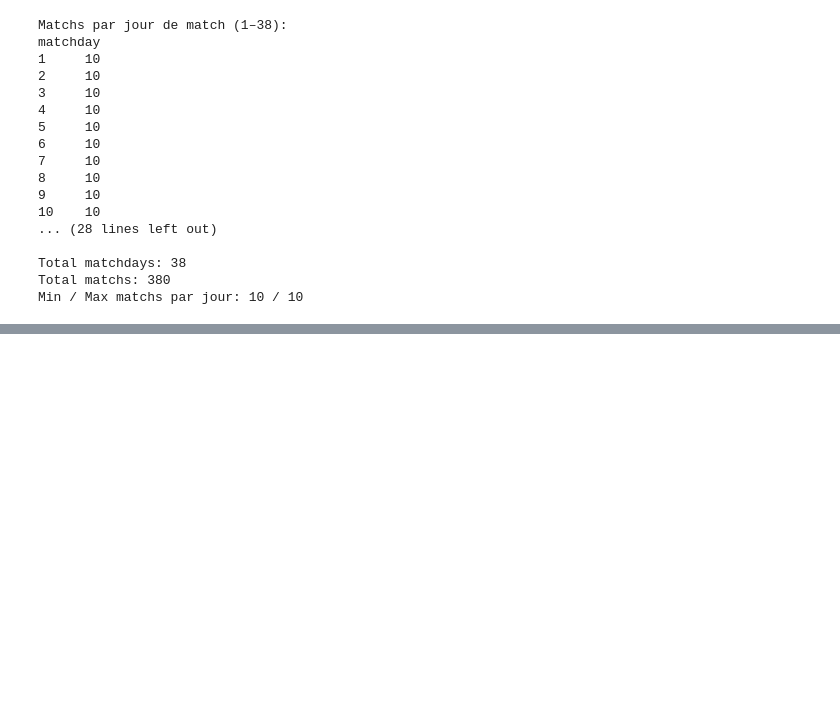
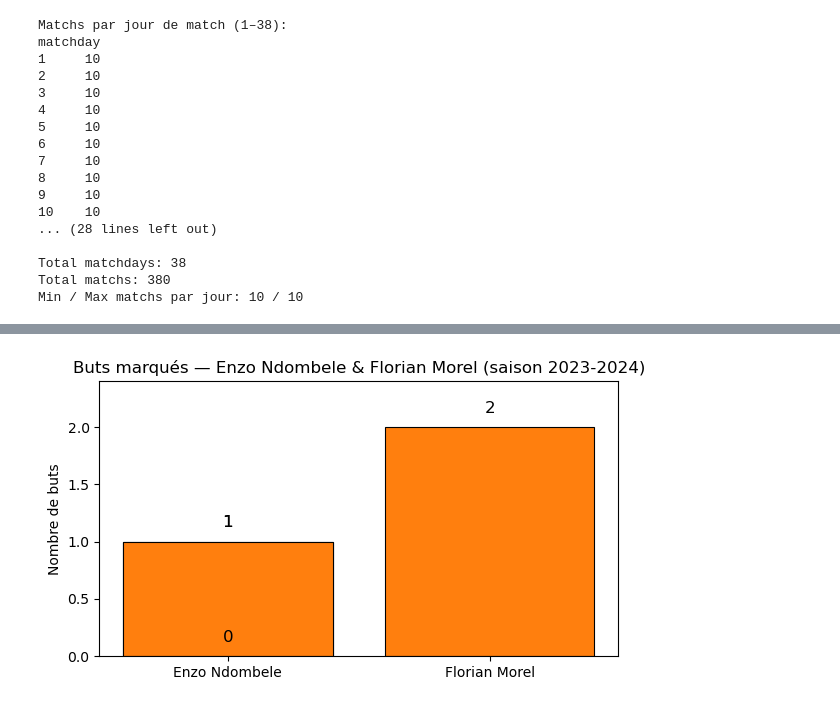
Before and after one commit to narekpirumyan/dataset-football-ligue1, a Jupyter notebook: Dataset/Exploration.ipynb, the cells around one changed output, grey strips where cells are left out. Cells and saved outputs as stored; diff of their text form; code cells hidden in the pictures; blank space fills up the shorter version.

Commit message:
Rivalities: section 3 BIS (FillRate par paire); Exploration: graph buts par attaquant
Co-authored-by: Cursor <cursoragent@cursor.com>

```diff
--- a/Dataset/Exploration.ipynb
+++ b/Dataset/Exploration.ipynb
@@ -61,0 +66,18 @@ Min / Max matchs par jour: 10 / 10
+# %%
+import pandas as pd
+import matplotlib.pyplot as plt
+
+df_players = pd.read_csv("player_stats_season.csv")
+selected = df_players[df_players["full_name"].isin(["Enzo Ndombele", "Florian Morel"])][["full_name", "goals", "club", "position"]]
+
+fig, ax = plt.subplots(figsize=(6, 3.5))
+bars = ax.bar(selected["full_name"], selected["goals"], color=["#1f77b4", "#ff7f0e"], edgecolor="black", linewidth=0.8)
+ax.set_ylabel("Nombre de buts")
+ax.set_title("Buts marqués — Enzo Ndombele & Florian Morel (saison 2023-2024)")
+ax.set_ylim(0, max(selected["goals"]) * 1.2 if selected["goals"].max() > 0 else 2)
+for bar, val in zip(bars, selected["goals"]):
+    ax.text(bar.get_x() + bar.get_width() / 2, bar.get_height() + 0.1, str(int(val)), ha="center", va="bottom", fontsize=12)
+plt.tight_layout()
+plt.show()
+# %% [output]
+[figure, added]
```
Also changed, not shown: parts of 3 cells of this notebook, 1 other file.
